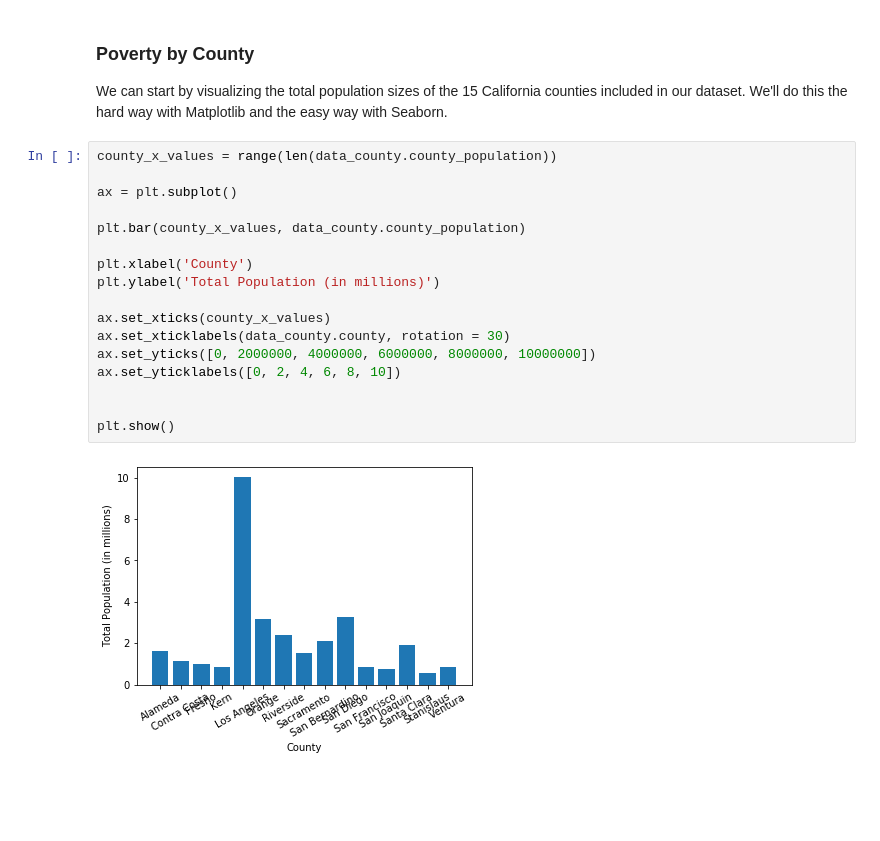
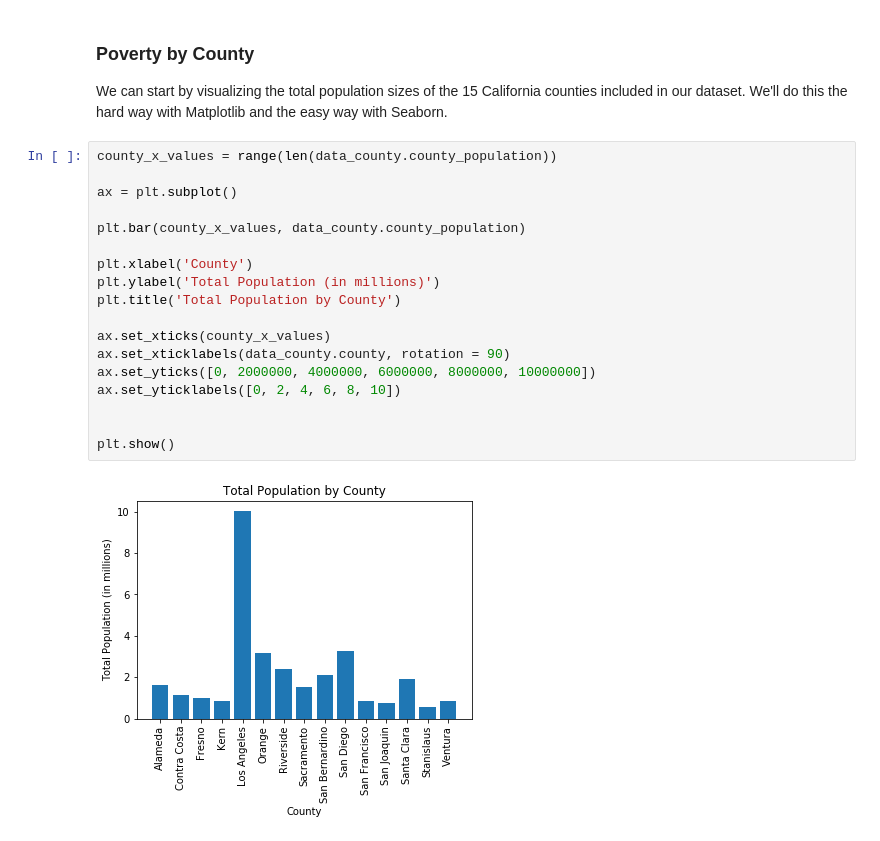
Before and after one commit to NWhite-7/Practice, a Jupyter notebook: ACS_CA_2017_analysis.ipynb, the cells around one changed output. Drawn from its saved outputs; the diff is of its cells as text; blank space fills up the shorter version.

Commit message:
Add Matplotlib visualization of poverty by county

```diff
--- a/ACS_CA_2017_analysis.ipynb
+++ b/ACS_CA_2017_analysis.ipynb
@@ -146,19 +146,20 @@ We can start by visualizing the total population sizes of the 15 California coun
 # %%
 county_x_values = range(len(data_county.county_population))
 
 ax = plt.subplot()
 
 plt.bar(county_x_values, data_county.county_population)
 
 plt.xlabel('County')
 plt.ylabel('Total Population (in millions)')
+plt.title('Total Population by County')
 
 ax.set_xticks(county_x_values)
-ax.set_xticklabels(data_county.county, rotation = 30)
+ax.set_xticklabels(data_county.county, rotation = 90)
 ax.set_yticks([0, 2000000, 4000000, 6000000, 8000000, 10000000])
 ax.set_yticklabels([0, 2, 4, 6, 8, 10])
 
 
 plt.show()
 # %% [output]
-[figure, old version]
+[figure, new version]
```
